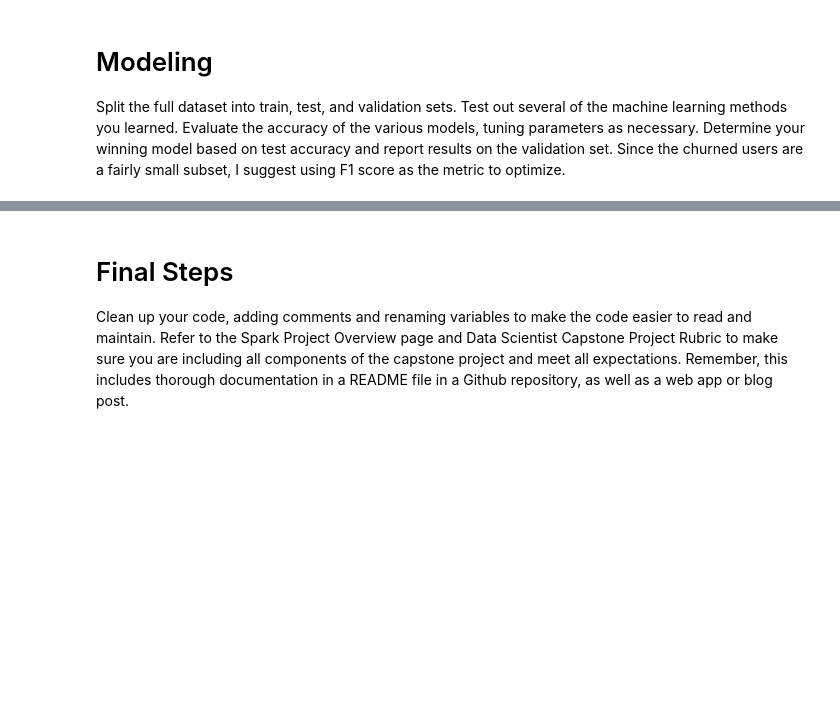
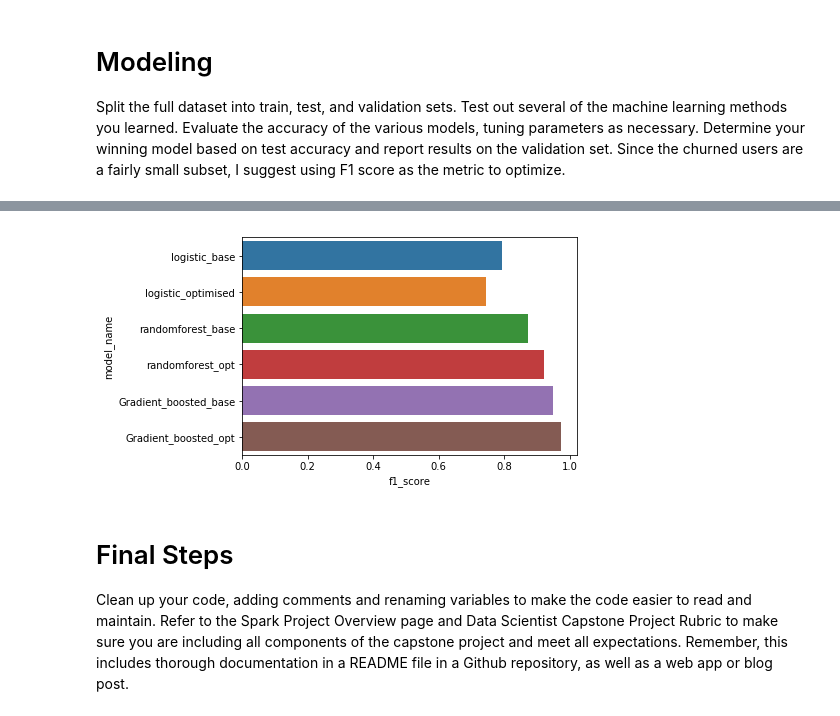
Before and after one commit to khemkaiitr/DSNG, a Jupyter notebook: sparkify/Sparkify.ipynb, the cells around one changed output, grey strips where cells are left out. Saved outputs shown, nothing was run; the diff lists cells and outputs as text; code cells hidden in the pictures; blank space fills up the shorter version.

```diff
--- a/sparkify/Sparkify.ipynb
+++ b/sparkify/Sparkify.ipynb
@@ -820,0 +921,2 @@ ax.set(title='Feature importance for random forest')
+# %%
+model_perf_df.loc[4] = ['Gradient_boosted_base', gbt_base_f1]
@@ -880,3 +962,5 @@ Gradient boosting classification
+# %%
+model_perf_df.loc[5] = ['Gradient_boosted_opt', gbt_opt_f1]
 # %%
 gbt_imp = [(name, model.featureImportances[idx])
  for idx, name in attrs
@@ -891,3 +982,7 @@ ax.set(title='Feature importance for Gradient boosting classifier')
+# %%
+ax= sns.barplot(y='model_name', x='f1_score', data=model_perf_df)
+# %% [output]
+[figure, added]
 # %% [markdown]
 # Final Steps
 Clean up your code, adding comments and renaming variables to make the code easier to read and maintain. Refer to the Spark Project Overview page and Data Scientist Capstone Project Rubric to make sure you are including all components of the capstone project and meet all expectations. Remember, this includes thorough documentation in a README file in a Github repository, as well as a web app or blog post.
```
Also changed, not shown: parts of 23 cells of this notebook, 5 other files.
